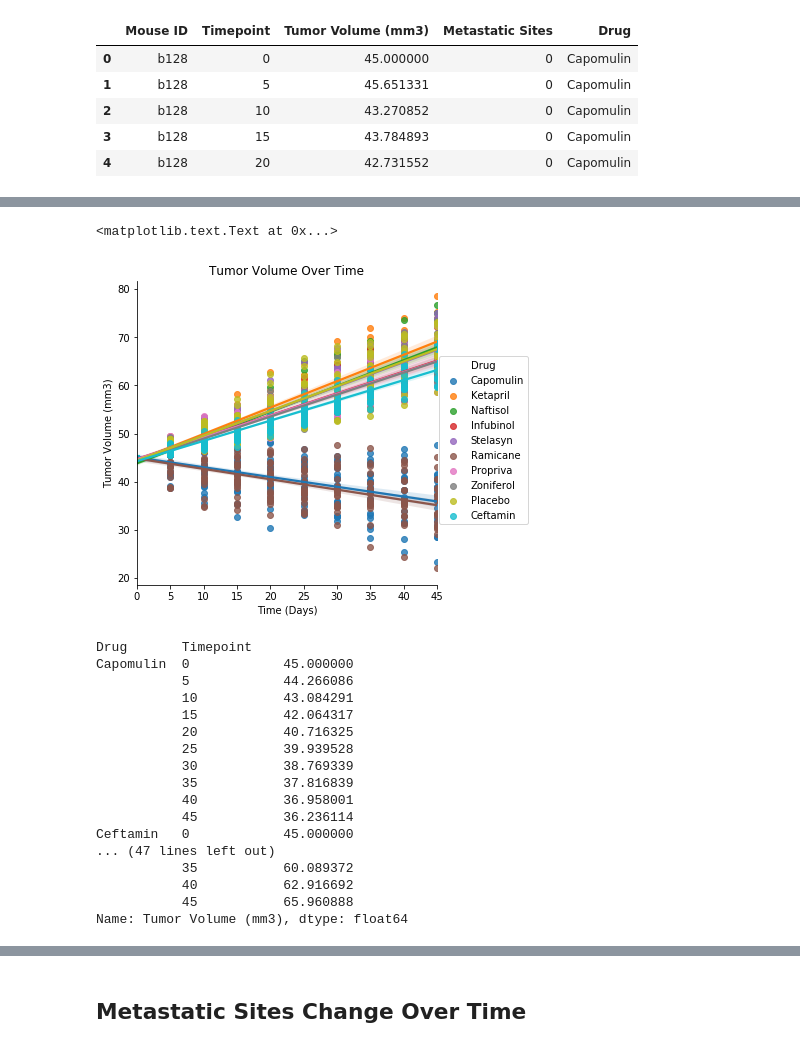
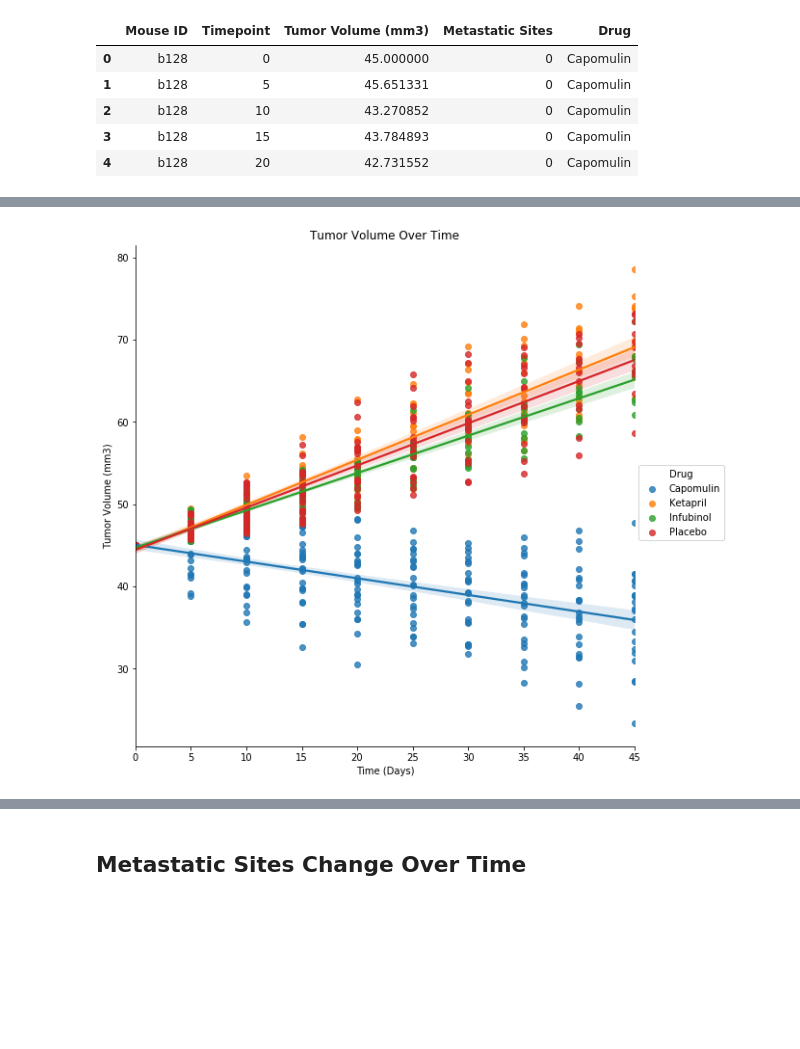
Before and after one commit to tta415/pymaceuticals, a Jupyter notebook: hw4_pymaceuticals.ipynb, the cells around one changed output, grey strips where cells are left out. Saved outputs shown, nothing was run; the diff lists cells and outputs as text; code cells hidden in the pictures; blank space fills up the shorter version.

```diff
--- a/hw4_pymaceuticals.ipynb
+++ b/hw4_pymaceuticals.ipynb
@@ -32,31 +73,14 @@ results_df.head()
+# %%
+# Filter Tumor Response by Selected 4 Drugs
+sel_drug_tv = results_df[(results_df['Drug']=='Capomulin') | (results_df['Drug']=='Infubinol')
+                         | (results_df['Drug']=='Ketapril') | (results_df['Drug']=='Placebo')]
+#sel_drug_tv.head(3)
 # %%
-# Creating a scatter plot that shows how the tumor volume changes over time for each treatment.
-
-tv = sns.lmplot(x='Timepoint', y='Tumor Volume (mm3)', data=results_df, hue='Drug')
+# Plot scatter graph of four select drugs
+tv = sns.lmplot(x='Timepoint', y='Tumor Volume (mm3)', data=sel_drug_tv, hue='Drug',size=8)
 tv.set(xlim=(0,45))
 plt.xlabel('Time (Days)')
 plt.title('Tumor Volume Over Time')
+plt.show()
 # %% [output]
-<matplotlib.text.Text at 0x...>
-[figure, old version]
+[figure, new version]
-# %%
-tv_df = results_df.pivot_table(values='Tumor Volume (mm3)',index=['Drug', 'Timepoint'])
-tv_df
-# %% [output]
-Drug       Timepoint
-Capomulin  0            45.000000
-           5            44.266086
-           10           43.084291
-           15           42.064317
-           20           40.716325
-           25           39.939528
-           30           38.769339
-           35           37.816839
-           40           36.958001
-           45           36.236114
-Ceftamin   0            45.000000
-... (47 lines left out)
-           35           60.089372
-           40           62.916692
-           45           65.960888
-Name: Tumor Volume (mm3), dtype: float64
```
Also changed, not shown: parts of 18 cells of this notebook.
